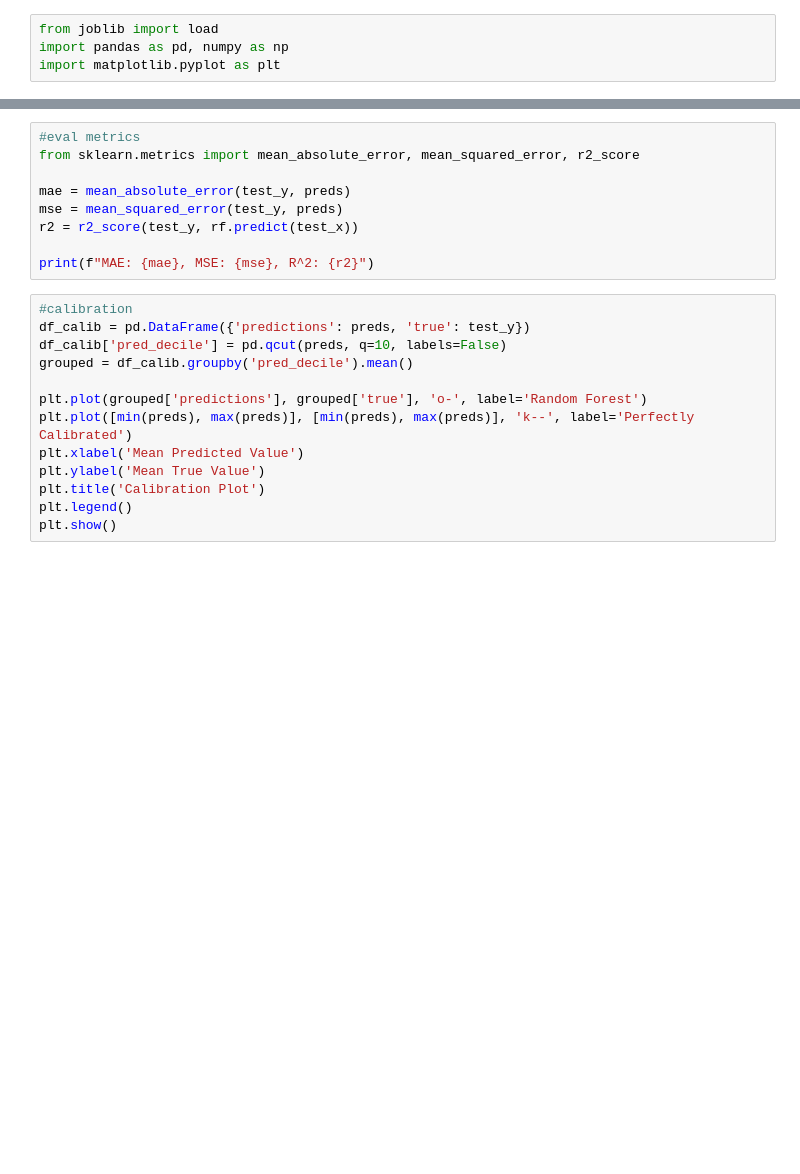
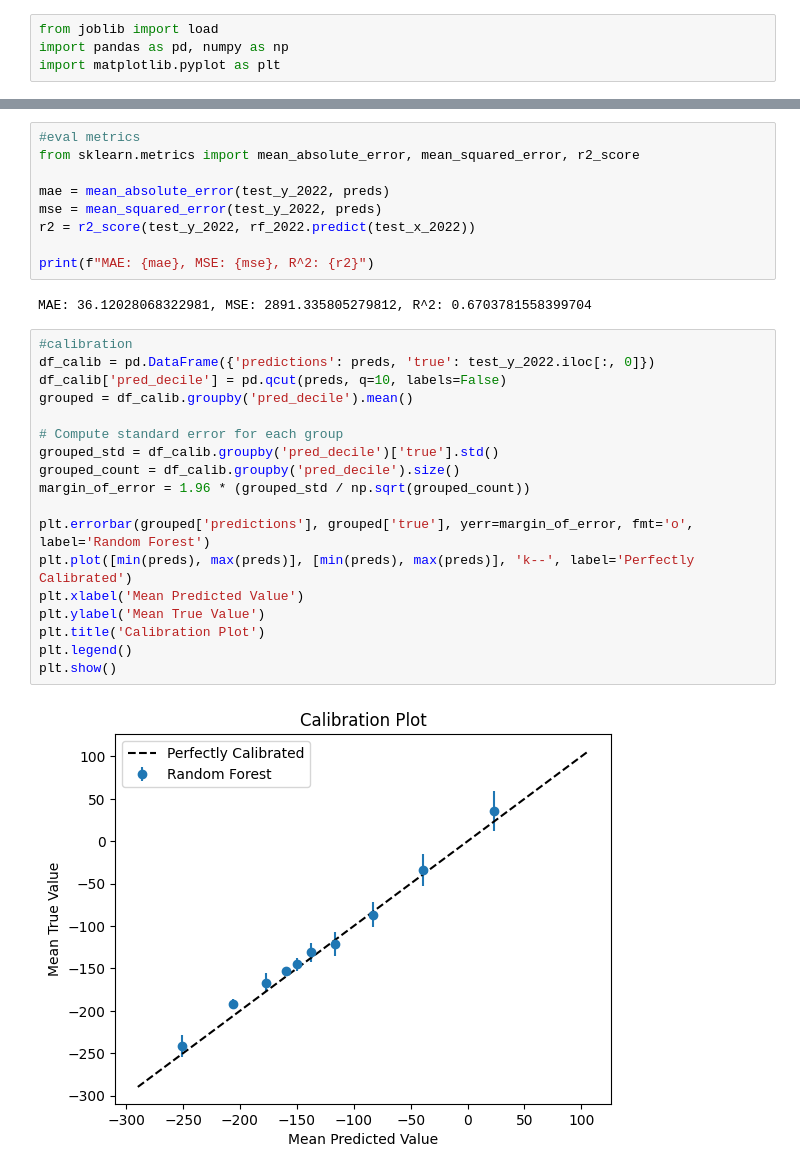
Before and after one commit to jsoslow2/fantasy-football-models, a Jupyter notebook: model_calibration.ipynb, the cells around one changed output, grey strips where cells are left out. Saved outputs shown, nothing was run; the diff lists cells and outputs as text; blank space fills up the shorter version.

```diff
--- a/model_calibration.ipynb
+++ b/model_calibration.ipynb
@@ -45,21 +78,30 @@ plt.show()
 #eval metrics
 from sklearn.metrics import mean_absolute_error, mean_squared_error, r2_score
 
-mae = mean_absolute_error(test_y, preds)
-mse = mean_squared_error(test_y, preds)
-r2 = r2_score(test_y, rf.predict(test_x))
+mae = mean_absolute_error(test_y_2022, preds)
+mse = mean_squared_error(test_y_2022, preds)
+r2 = r2_score(test_y_2022, rf_2022.predict(test_x_2022))
 
 print(f"MAE: {mae}, MSE: {mse}, R^2: {r2}")
+# %% [output]
+MAE: 36.12028068322981, MSE: 2891.335805279812, R^2: 0.6703781558399704
 # %%
 #calibration
-df_calib = pd.DataFrame({'predictions': preds, 'true': test_y})
+df_calib = pd.DataFrame({'predictions': preds, 'true': test_y_2022.iloc[:, 0]})
 df_calib['pred_decile'] = pd.qcut(preds, q=10, labels=False)
 grouped = df_calib.groupby('pred_decile').mean()
 
-plt.plot(grouped['predictions'], grouped['true'], 'o-', label='Random Forest')
+# Compute standard error for each group
+grouped_std = df_calib.groupby('pred_decile')['true'].std()
+grouped_count = df_calib.groupby('pred_decile').size()
+margin_of_error = 1.96 * (grouped_std / np.sqrt(grouped_count))
+
+plt.errorbar(grouped['predictions'], grouped['true'], yerr=margin_of_error, fmt='o', label='Random Forest')
 plt.plot([min(preds), max(preds)], [min(preds), max(preds)], 'k--', label='Perfectly Calibrated')
 plt.xlabel('Mean Predicted Value')
 plt.ylabel('Mean True Value')
 plt.title('Calibration Plot')
 plt.legend()
 plt.show()
+# %% [output]
+[figure, added]
```
Also changed, not shown: parts of 7 cells of this notebook, 6 other files.
